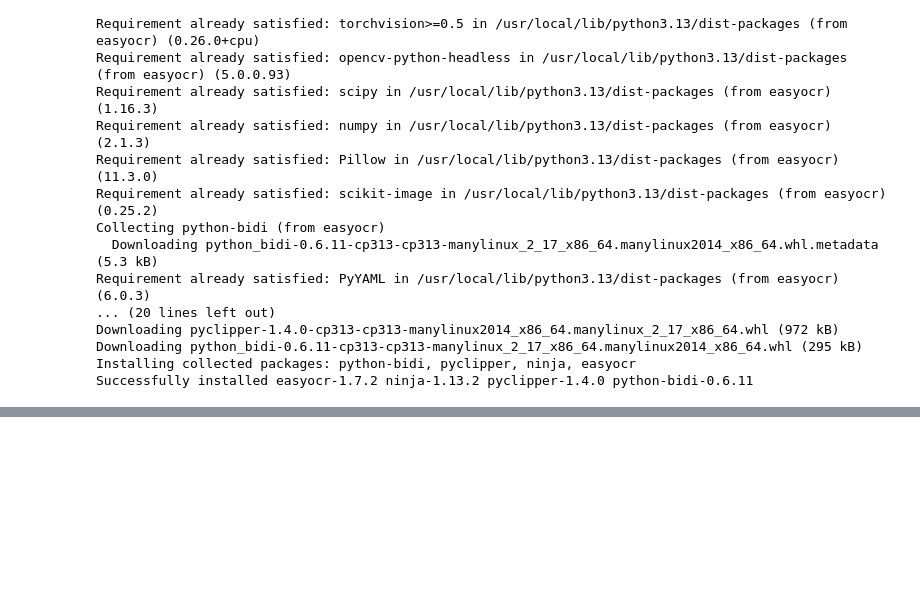
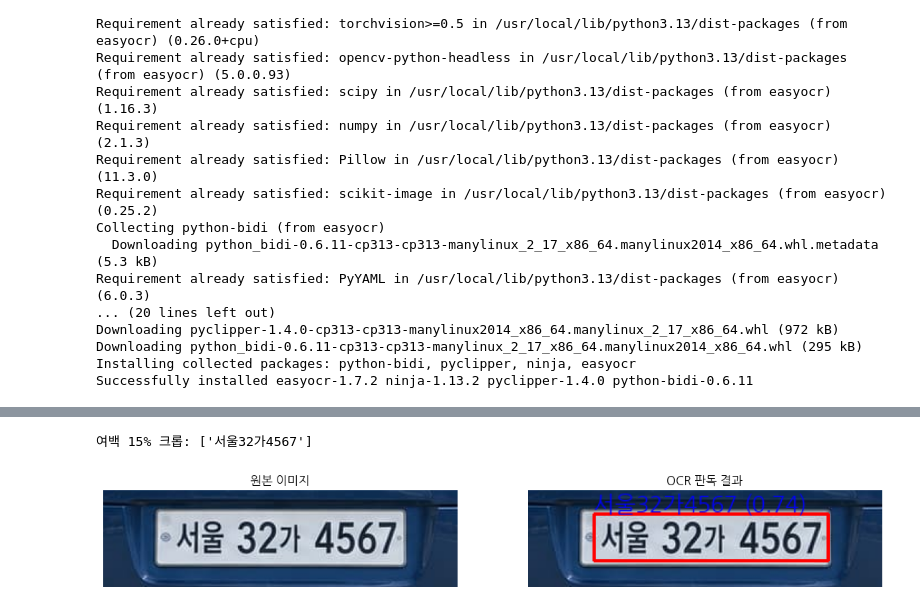
Before and after one commit to hjiwoong/DL, a Jupyter notebook: day12_practice2_YOLO_OCR_결합.ipynb, the cells around one changed output, grey strips where cells are left out. Cells and saved outputs as stored; diff of their text form; code cells hidden in the pictures; blank space fills up the shorter version.

```diff
--- a/day12_practice2_YOLO_OCR_결합.ipynb
+++ b/day12_practice2_YOLO_OCR_결합.ipynb
@@ -150,0 +133,17 @@ YOLO 감지 박스: (652, 715, 896, 782) (신뢰도 0.45)
+# %%
+# 셀 3. 1단계 - 여백(padding) 크롭
+def crop_with_pad(image_path, box, pad_ratio=0.15): # pad_ratio 기본 15%
+  img = Image.open(image_path)
+  x1, y1, x2, y2 = box
+  pw, ph = (x2 - x1) * pad_ratio, (y2 - y1) * pad_ratio # 가로 세로 여백 크기 계산
+  return img.crop((max(0, x1 - pw), max(0, y1 - ph), min(img.width, x2 + pw), min(img.height, y2 + ph))) # 왼쪽은 0 미만 방지, 오른쪽은 너비 초과 방지
+
+padded = crop_with_pad(SCENE, box)
+padded_results = ocr(padded, allowlist=ALLOW)
+print("여백 15% 크롭:", [text for box, text, conf in padded_results])
+show_original_and_result(padded, padded_results)
+
+# 여백은 글자 잘림 방지 기본기
+# %% [output]
+여백 15% 크롭: ['서울32가4567']
+[figure, added]
```
Also changed, not shown: parts of 14 cells of this notebook.
